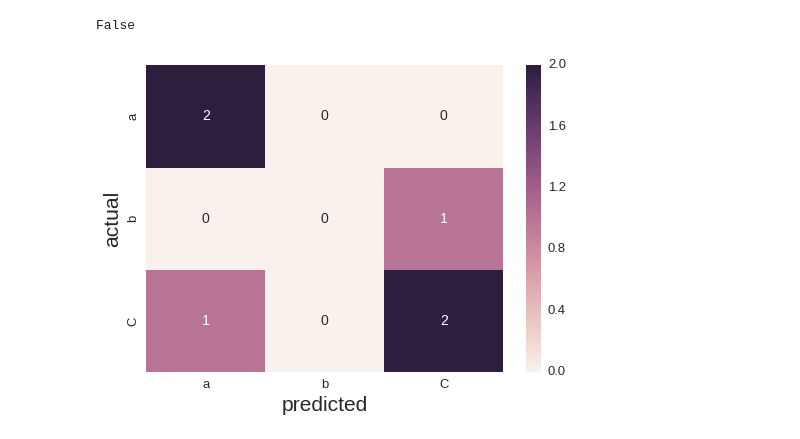
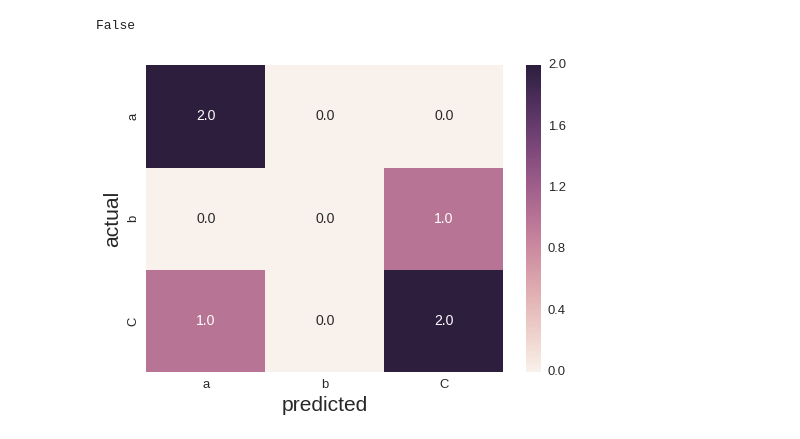
Before and after one commit to yell/mnist-challenge, a Jupyter notebook: main.ipynb, the cells around one changed output. Cells and saved outputs as stored; diff of their text form; code cells hidden in the pictures.

```diff
--- a/main.ipynb
+++ b/main.ipynb
@@ -64,6 +61,6 @@ C.dtype is np.dtype('float')
 # %% [output]
 False
 # %%
-ax = plot_confusion_matrix(C, labels=["a", "b", "C"])
+ax = plot_confusion_matrix(C, labels=["a", "b", "C"], fmt='.1f')
 # %% [output]
-[figure, old version]
+[figure, new version]
```
Also changed, not shown: parts of 3 cells of this notebook, 4 other files.
